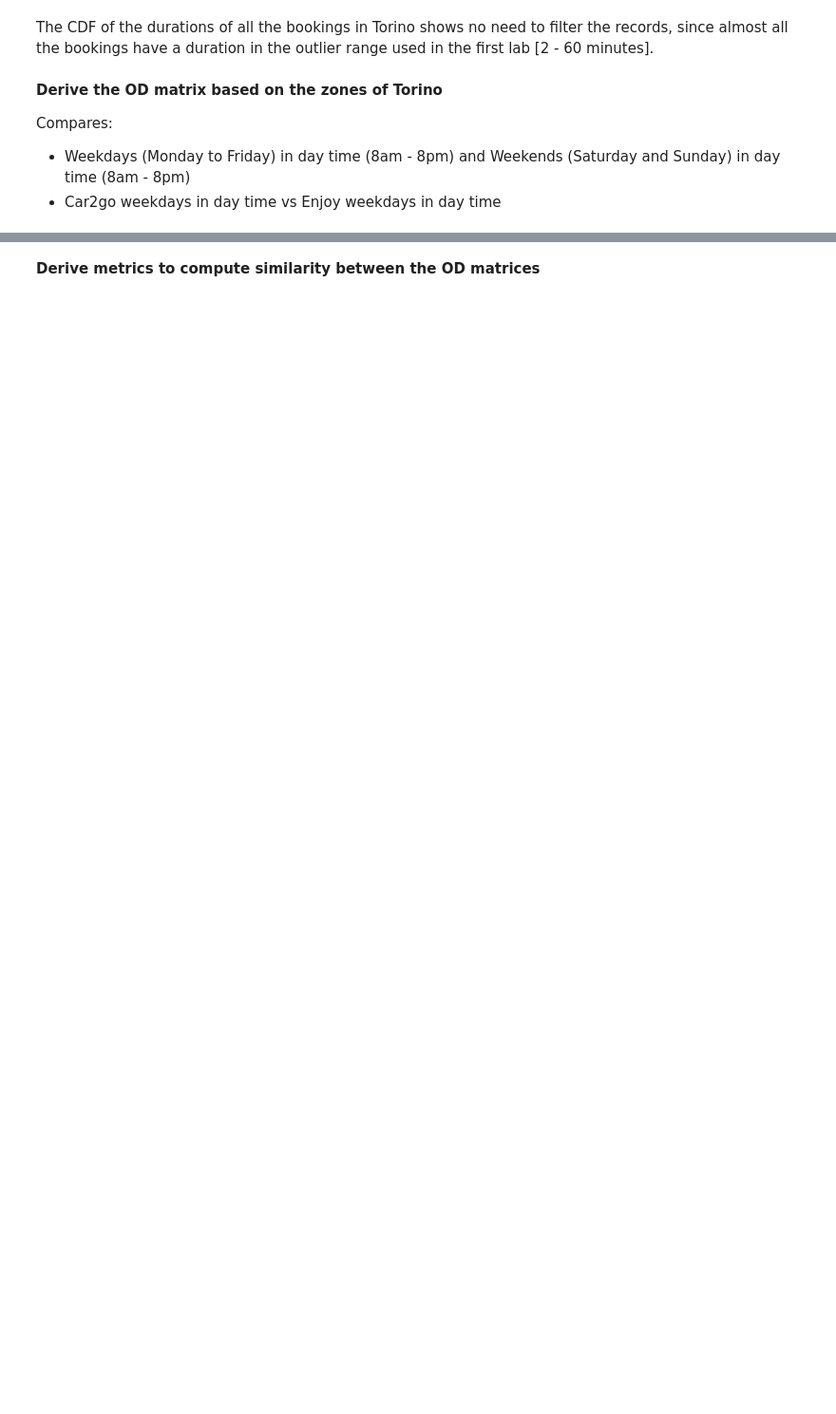
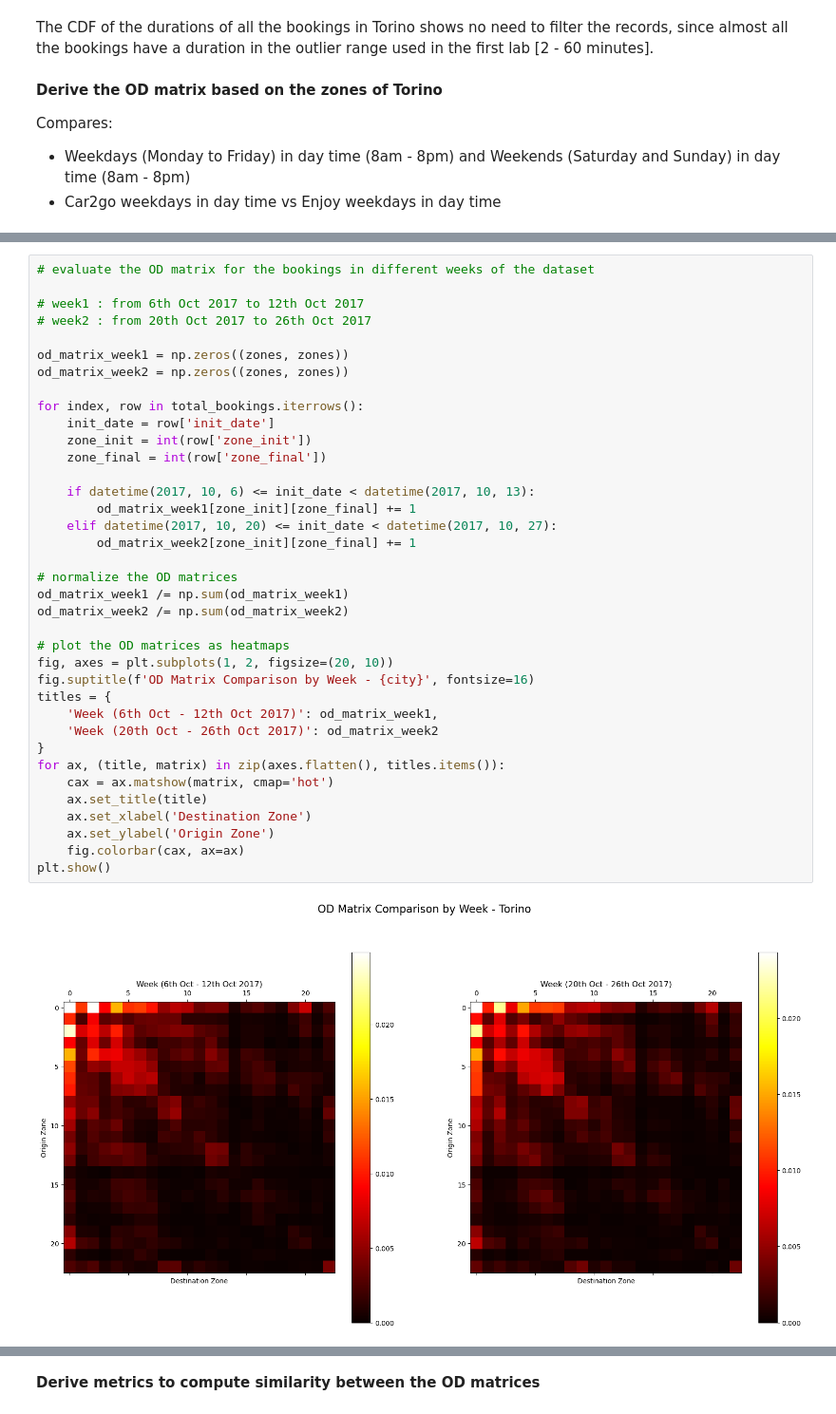
Before and after one commit to CavaWasTaken/SmartMobility, a Jupyter notebook: Labs/Lab2/Lab2.ipynb, the cells around one changed output, grey strips where cells are left out. Shown at 95% size. Saved outputs shown, nothing was run; the diff lists cells and outputs as text; blank space fills up the shorter version.

```diff
--- a/Labs/Lab2/Lab2.ipynb
+++ b/Labs/Lab2/Lab2.ipynb
@@ -244,0 +292,39 @@ plt.show()
+# %%
+# evaluate the OD matrix for the bookings in different weeks of the dataset
+
+# week1 : from 6th Oct 2017 to 12th Oct 2017
+# week2 : from 20th Oct 2017 to 26th Oct 2017
+
+od_matrix_week1 = np.zeros((zones, zones))
+od_matrix_week2 = np.zeros((zones, zones))
+
+for index, row in total_bookings.iterrows():
+    init_date = row['init_date']
+    zone_init = int(row['zone_init'])
+    zone_final = int(row['zone_final'])
+
+    if datetime(2017, 10, 6) <= init_date < datetime(2017, 10, 13):
+        od_matrix_week1[zone_init][zone_final] += 1
+    elif datetime(2017, 10, 20) <= init_date < datetime(2017, 10, 27):
+        od_matrix_week2[zone_init][zone_final] += 1
+
+# normalize the OD matrices
+od_matrix_week1 /= np.sum(od_matrix_week1)
+od_matrix_week2 /= np.sum(od_matrix_week2)
+
+# plot the OD matrices as heatmaps
+fig, axes = plt.subplots(1, 2, figsize=(20, 10))
+fig.suptitle(f'OD Matrix Comparison by Week - {city}', fontsize=16)
+titles = {
+    'Week (6th Oct - 12th Oct 2017)': od_matrix_week1,
+    'Week (20th Oct - 26th Oct 2017)': od_matrix_week2
+}
+for ax, (title, matrix) in zip(axes.flatten(), titles.items()):
+    cax = ax.matshow(matrix, cmap='hot')
+    ax.set_title(title)
+    ax.set_xlabel('Destination Zone')
+    ax.set_ylabel('Origin Zone')
+    fig.colorbar(cax, ax=ax)
+plt.show()
+# %% [output]
+[figure, added]
```
Also changed, not shown: parts of 12 cells of this notebook.
